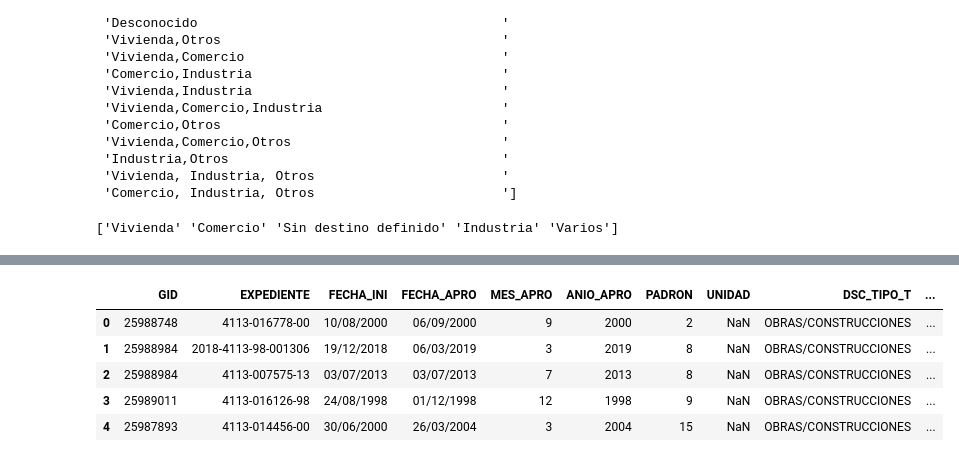
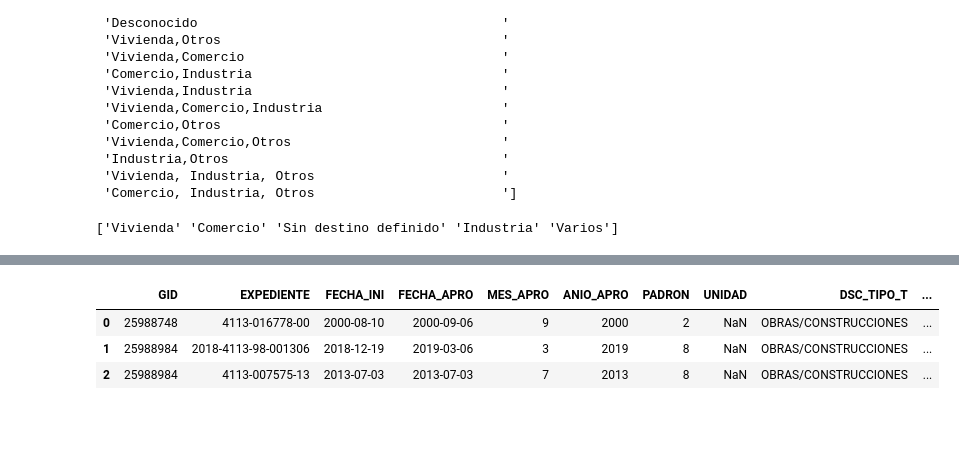
Before and after one commit to danblanc/python-para-ciencia-de-datos, a Jupyter notebook: Proyectos/Proyecto Crey_VFern/ReyFer.ipynb, the cells around one changed output, grey strips where cells are left out. Cells and saved outputs as stored; diff of their text form; code cells hidden in the pictures; blank space fills up the shorter version.

```diff
--- a/Proyectos/Proyecto Crey_VFern/ReyFer.ipynb
+++ b/Proyectos/Proyecto Crey_VFern/ReyFer.ipynb
@@ -520,19 +522,16 @@ tabla_Regimen_tipoObra
 # %%
 #Luego de un análisis profundo de las tablas y resultando que Catastro tiene apto y Permisos no.
 #decidimos incorporar un nuevo archivo de la Intendencia de Montevideo que posee ambas bases macheadas por ellos.
 
 #################  Catastro  e Intendencia Montevideo
 
 # Leer el archivo CSV
-Cat_Permisos = pd.read_csv('C:/Users/vfernand/Desktop/archivos proyecto PYTHON/v_ce_permisos_construccion_geom.csv', sep=';' , encoding='cp1252')
-
-Cat_Permisos.head()
+Cat_Permisos = pd.read_excel('C:/Users/macar/Desktop/Archivos Python/v_ce_permisos_construccion_geom.xlsx')
+Cat_Permisos.head(3)
 # %% [output]
 |  | GID | EXPEDIENTE | FECHA_INI | FECHA_APRO | MES_APRO | ANIO_APRO | PADRON | UNIDAD | DSC_TIPO_T | ... |
-| 0 | 25988748 | 4113-016778-00 | 10/08/2000 | 06/09/2000 | 9 | 2000 | 2 | NaN | OBRAS/CONSTRUCCIONES | ... |
-| 1 | 25988984 | 2018-4113-98-001306 | 19/12/2018 | 06/03/2019 | 3 | 2019 | 8 | NaN | OBRAS/CONSTRUCCIONES | ... |
-| 2 | 25988984 | 4113-007575-13 | 03/07/2013 | 03/07/2013 | 7 | 2013 | 8 | NaN | OBRAS/CONSTRUCCIONES | ... |
-| 3 | 25989011 | 4113-016126-98 | 24/08/1998 | 01/12/1998 | 12 | 1998 | 9 | NaN | OBRAS/CONSTRUCCIONES | ... |
-| 4 | 25987893 | 4113-014456-00 | 30/06/2000 | 26/03/2004 | 3 | 2004 | 15 | NaN | OBRAS/CONSTRUCCIONES | ... |
+| 0 | 25988748 | 4113-016778-00 | 2000-08-10 | 2000-09-06 | 9 | 2000 | 2 | NaN | OBRAS/CONSTRUCCIONES | ... |
+| 1 | 25988984 | 2018-4113-98-001306 | 2018-12-19 | 2019-03-06 | 3 | 2019 | 8 | NaN | OBRAS/CONSTRUCCIONES | ... |
+| 2 | 25988984 | 4113-007575-13 | 2013-07-03 | 2013-07-03 | 7 | 2013 | 8 | NaN | OBRAS/CONSTRUCCIONES | ... |
 # %%
 # Reemplazar las comas por puntos o eliminar las comas si los números son enteros
```
Also changed, not shown: parts of 36 cells of this notebook.
